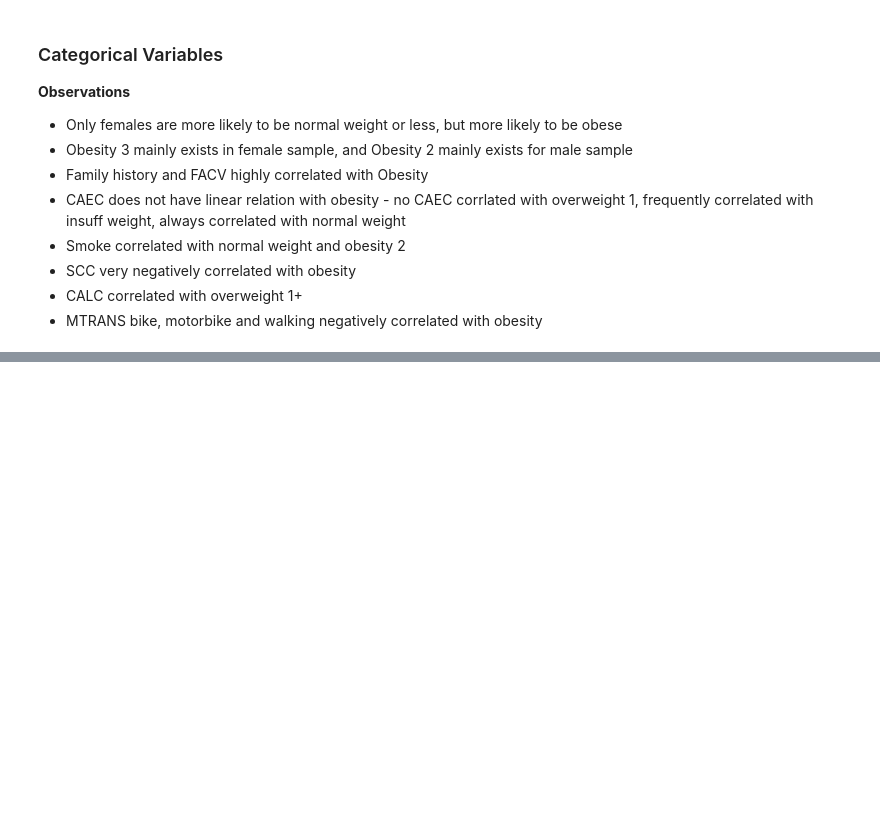
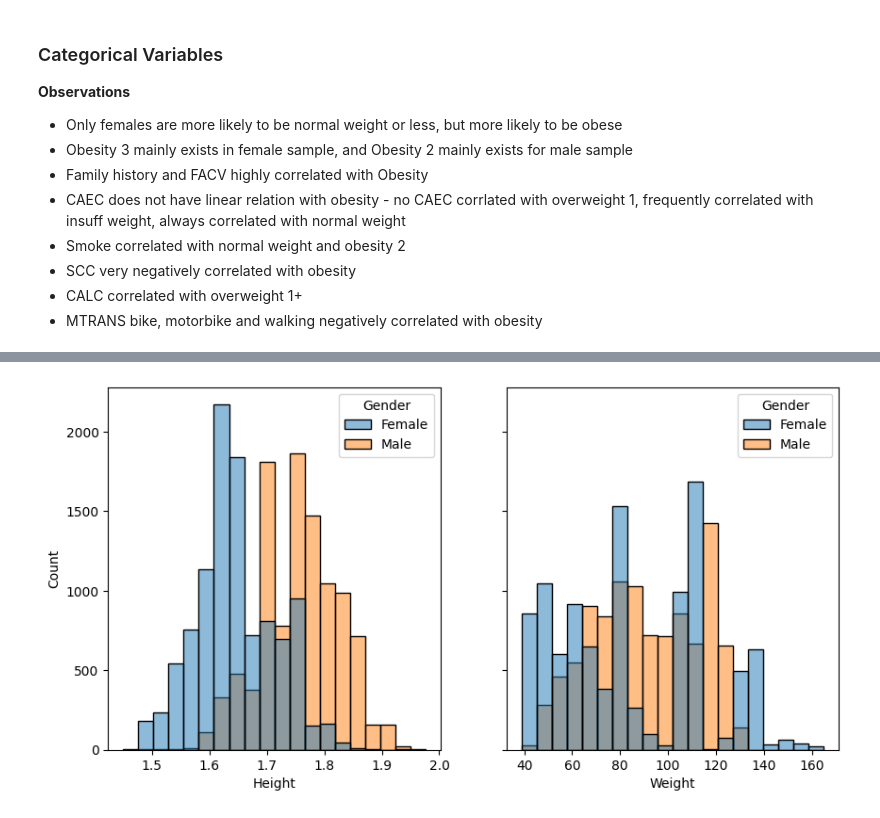
Before and after one commit to stephanie-yz/Kaggle_PG4.02_Obesity, a Jupyter notebook: 02 EDA.ipynb, the cells around one changed output, grey strips where cells are left out. Drawn from its saved outputs; the diff is of its cells as text; code cells hidden in the pictures; blank space fills up the shorter version.

```diff
--- a/02 EDA.ipynb
+++ b/02 EDA.ipynb
@@ -52,0 +70,8 @@ plt.tight_layout()
+# %%
+## split histogram by gender
+fig, axes = plt.subplots(ncols=2, nrows=1, figsize=(10,5), sharey=True)
+for i, col in enumerate(['Height', 'Weight']):
+    ax = axes.ravel()[i]
+    sns.histplot(data=train, ax=ax,  x=col, hue='Gender', bins=20)
+# %% [output]
+[figure, added]
```
Also changed, not shown: parts of 4 cells of this notebook.
